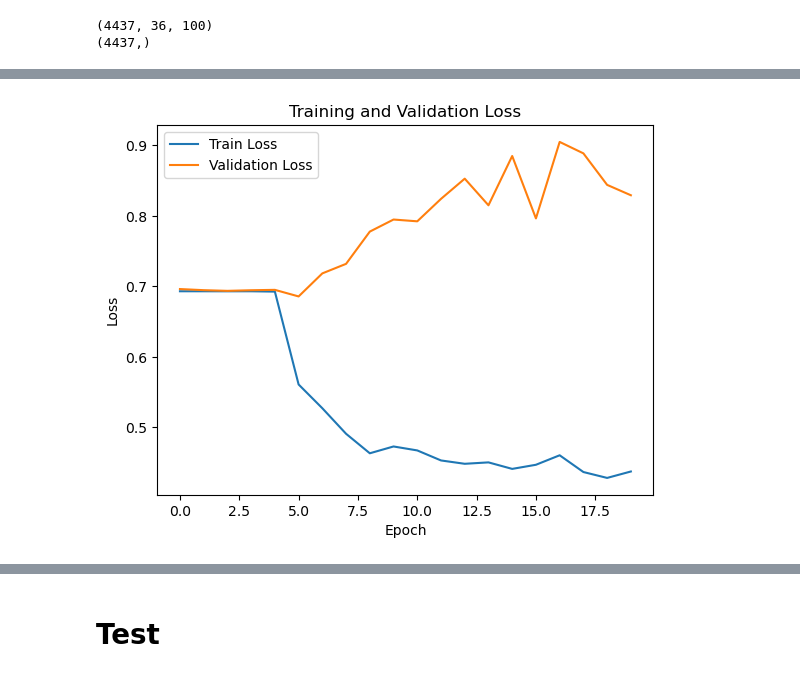
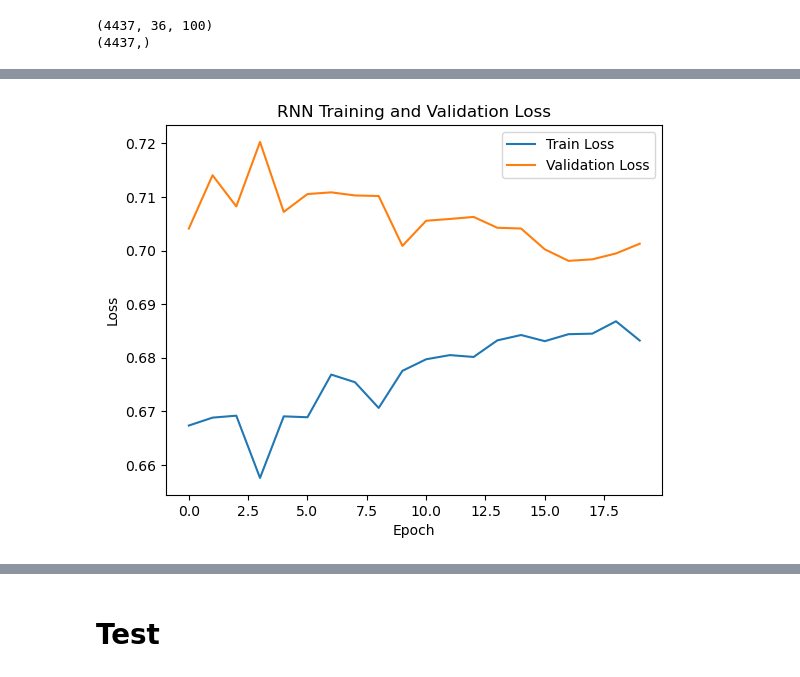
Before and after one commit to HiepDoTrong/NLP_final_term, a Jupyter notebook: main.ipynb, the cells around one changed output, grey strips where cells are left out. Drawn from its saved outputs; the diff is of its cells as text; code cells hidden in the pictures.

```diff
--- a/main.ipynb
+++ b/main.ipynb
@@ -130,7 +130,7 @@ print(f"Vocabulary size: {len(vocabulary)}")
 Vocabulary size: 2000
 # %%
 # Tìm từ gần nhất
-similar_words = model.wv.most_similar("putin")
+similar_words = model.wv.most_similar("zelensky")
 for word, score in similar_words:
     print(f"{word}: {score:.4f}")
 # %% [output]
@@ -330,2 +285,0 @@ def train_lstm(X_input, y_input, num_epochs=num_epochs):
-# %%
-lstm, losses_train, losses_valid, accuracies = train_lstm(X_input, y_input)
@@ -349,0 +337,14 @@ F1 Score: 0.3147208121827411
+# %%
+lr=0.001
+# Khởi tạo mô hình
+lstm = LSTMClassifier(input_size=100,
+                        hidden_size=16,
+                        num_layers=1)
+rnn = RNNClassifier(input_size=100,
+                        hidden_size=16,
+                        num_layers=1)
+criterion = nn.BCEWithLogitsLoss()
+optimizer_lstm = torch.optim.Adam(lstm.parameters(), lr=lr)
+optimizer_rnn = torch.optim.Adam(rnn.parameters(), lr=lr)
+lstm.to(device)
+rnn.to(device)
@@ -349,0 +357,2 @@ F1 Score: 0.3147208121827411
+# %%
+rnn, losses_train_rnn, losses_valid_rnn, accuracies_rnn = train(rnn, optimizer_rnn, X_input, y_input)
@@ -350,10 +398,10 @@ F1 Score: 0.3147208121827411
 # %%
-plt.plot(losses_train, label='Train Loss')
-plt.plot(losses_valid, label='Validation Loss')
+plt.plot(losses_train_rnn, label='Train Loss')
+plt.plot(losses_valid_rnn, label='Validation Loss')
 plt.xlabel('Epoch')
 plt.ylabel('Loss')
-plt.title('Training and Validation Loss')
+plt.title('RNN Training and Validation Loss')
 plt.legend()
 plt.show()
 # %% [output]
-[figure, old version]
+[figure, new version]
```
Also changed, not shown: parts of 13 cells of this notebook, 2 other files.
